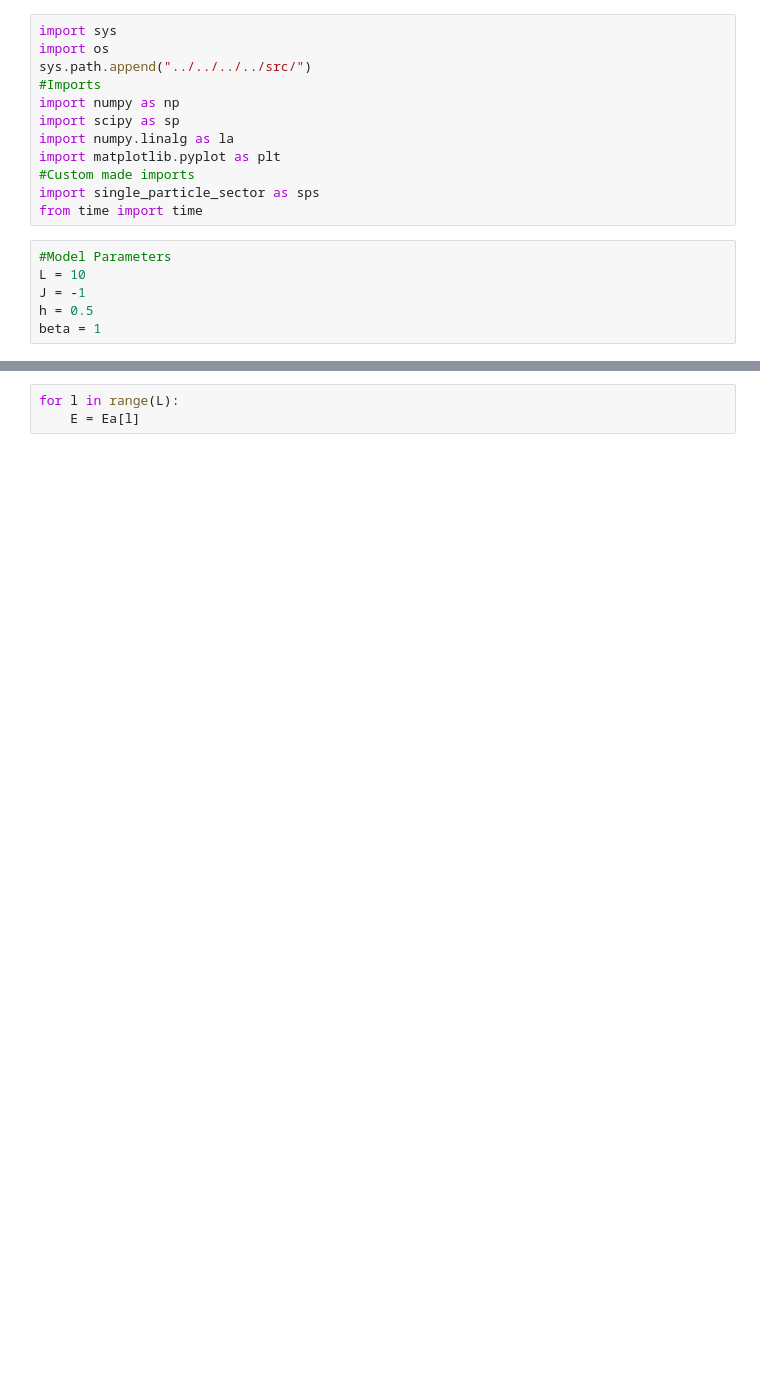
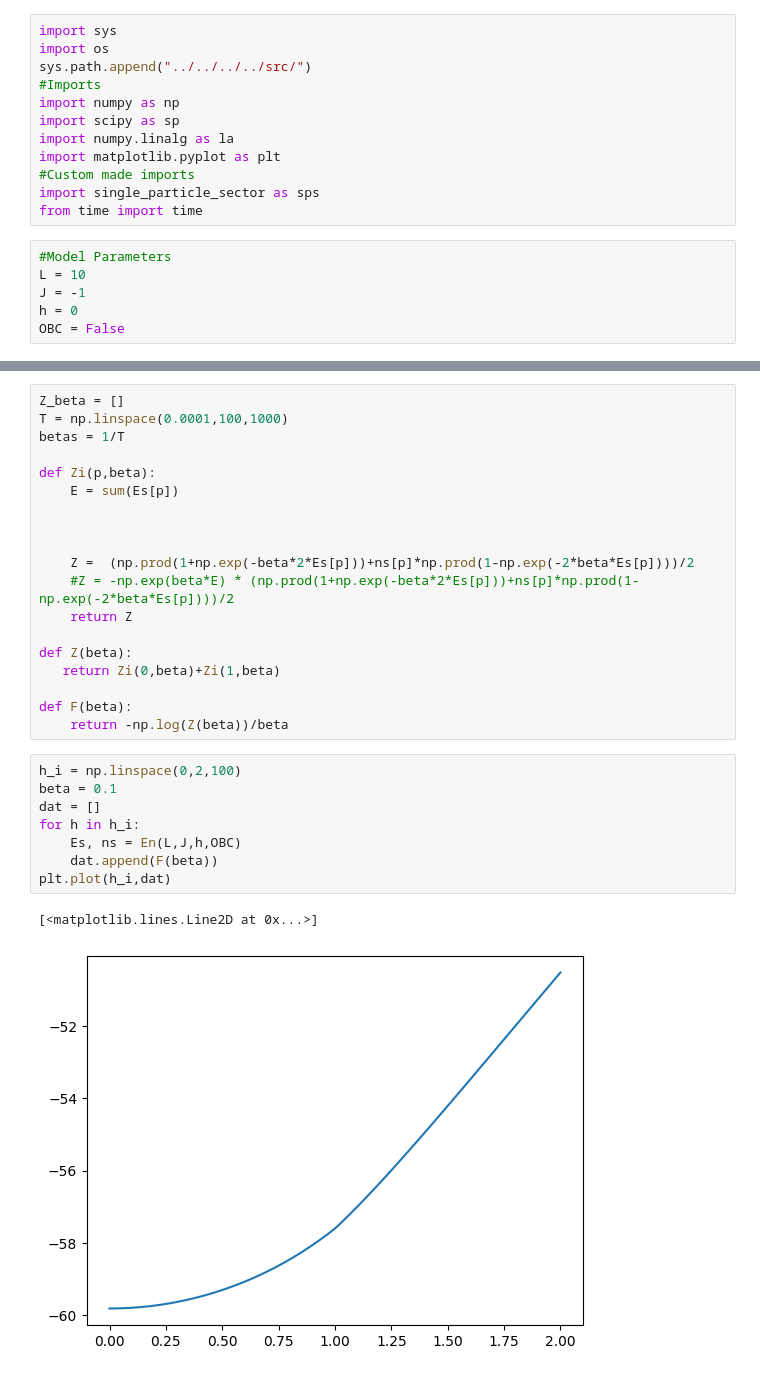
Before and after one commit to KristianMunnikhuis/subsystem_loschmidt_echo, a Jupyter notebook: scripts/mutual_info/exact_diag/Thermal Test/thermal_tests.ipynb, the cells around one changed output, grey strips where cells are left out. Cells and saved outputs as stored; diff of their text form; blank space fills up the shorter version.

```diff
--- a/scripts/mutual_info/exact_diag/Thermal Test/thermal_tests.ipynb
+++ b/scripts/mutual_info/exact_diag/Thermal Test/thermal_tests.ipynb
@@ -14,5 +14,5 @@ from time import time
 #Model Parameters
 L = 10
 J = -1
-h = 0.5
-beta = 1
+h = 0
+OBC = False
@@ -76,3 +49,30 @@ print(Z)
 # %%
-for l in range(L):
-    E = Ea[l]
+Z_beta = []
+T = np.linspace(0.0001,100,1000)
+betas = 1/T
+
+def Zi(p,beta):
+    E = sum(Es[p])
+
+
+
+    Z =  (np.prod(1+np.exp(-beta*2*Es[p]))+ns[p]*np.prod(1-np.exp(-2*beta*Es[p])))/2
+    #Z = -np.exp(beta*E) * (np.prod(1+np.exp(-beta*2*Es[p]))+ns[p]*np.prod(1-np.exp(-2*beta*Es[p])))/2
+    return Z
+
+def Z(beta):
+   return Zi(0,beta)+Zi(1,beta)
+
+def F(beta):
+    return -np.log(Z(beta))/beta
+# %%
+h_i = np.linspace(0,2,100)
+beta = 0.1
+dat = []
+for h in h_i:
+    Es, ns = En(L,J,h,OBC)
+    dat.append(F(beta))
+plt.plot(h_i,dat)
+# %% [output]
+[<matplotlib.lines.Line2D at 0x...>]
+[figure, added]
```
Also changed, not shown: parts of 14 cells of this notebook.
